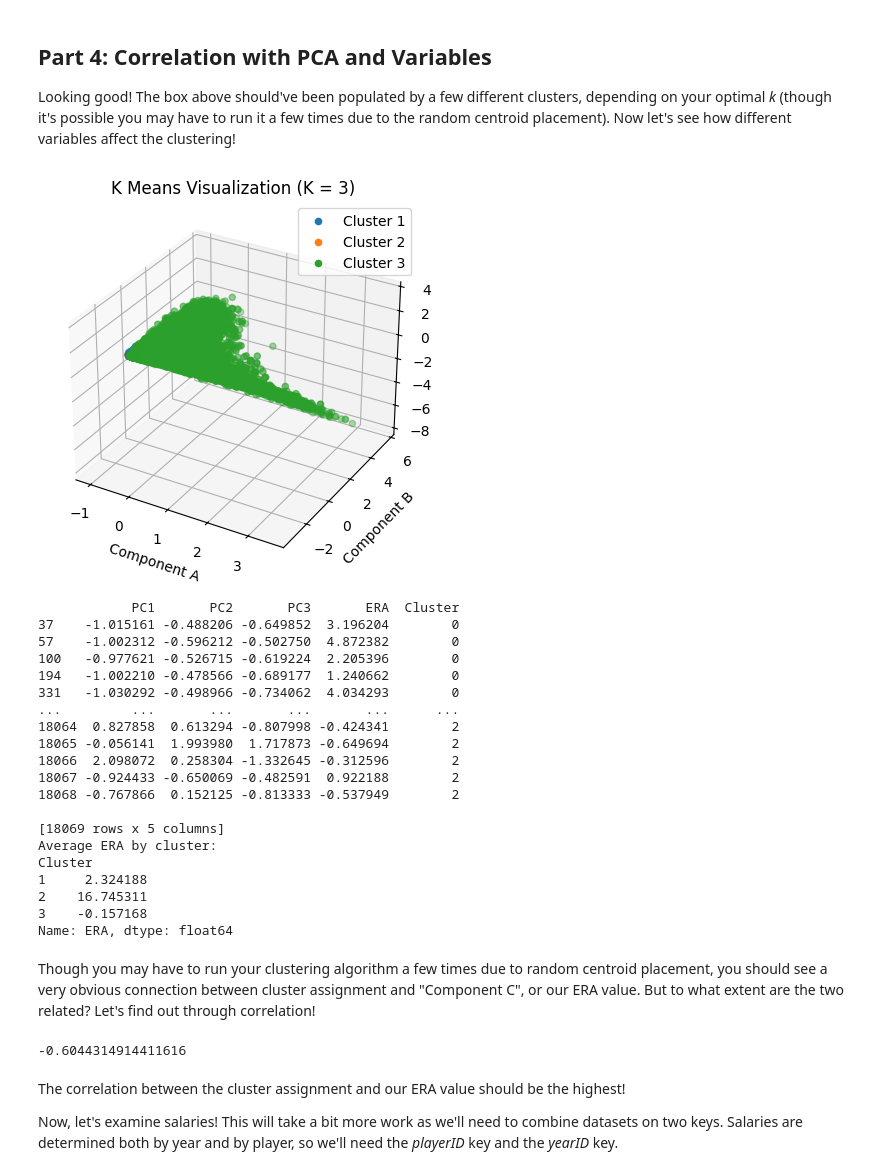
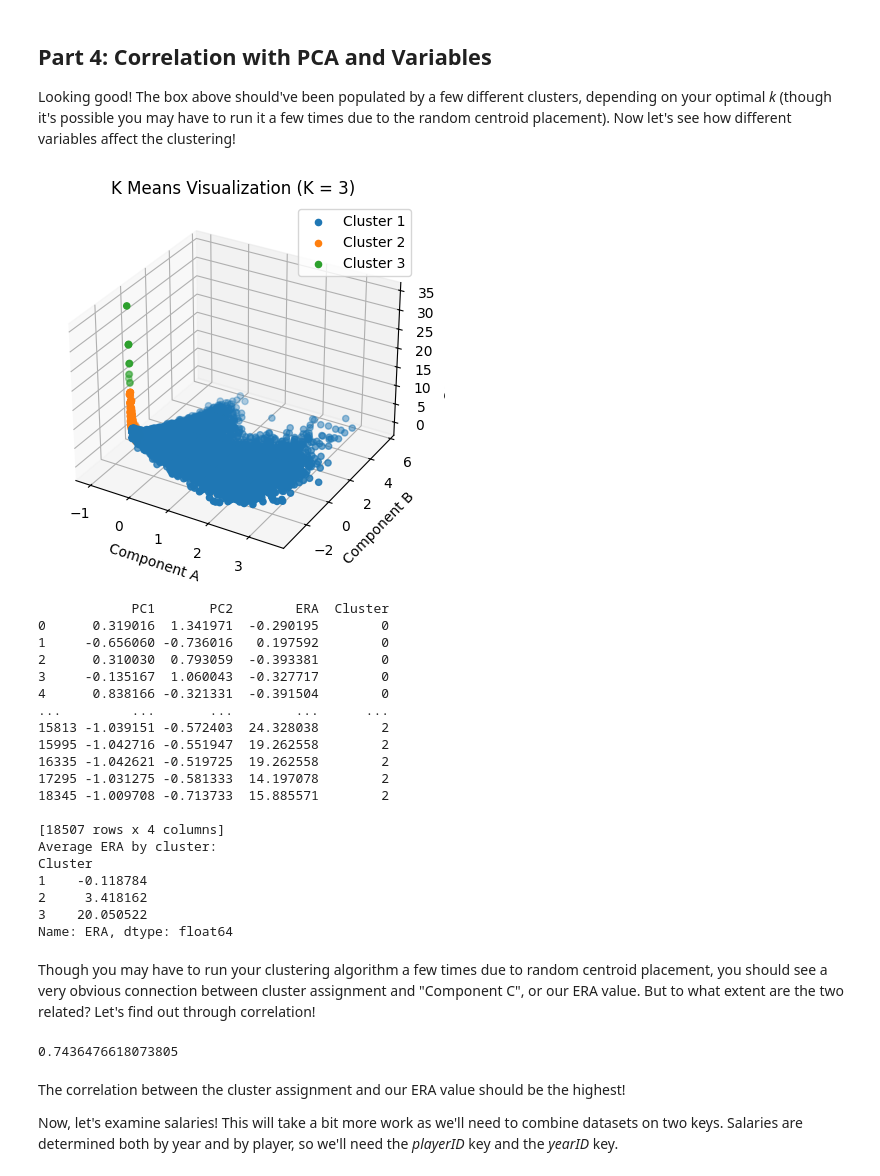
Before and after one commit to TheThingKnownAsKit/nerts, a Jupyter notebook: client/src/assets/cards/hearts/HW 3 - PCA & K-Means/HW3.ipynb, the cells around one changed output. Drawn from its saved outputs; the diff is of its cells as text; code cells hidden in the pictures.

```diff
--- a/client/src/assets/cards/hearts/HW 3 - PCA & K-Means/HW3.ipynb
+++ b/client/src/assets/cards/hearts/HW 3 - PCA & K-Means/HW3.ipynb
@@ -11,7 +11,7 @@ import random
 df = pd.read_csv('pitching.csv')
 
 # TODO: drop any year before 1985
-df = df[df["yearID"] > 1985]
+df = df[df["yearID"] >= 1985]
 
 # TODO: drop the first five columns
 df = df.drop(columns=df.columns[:5])
@@ -289,23 +289,15 @@ def to_pca(dimensions: int, data: pd.DataFrame, new_vector):
     Returns:
         pd.DataFrame: a DataFrame containing the PCA components and the appended new vector, all standardized.
     """
-
-    #drop empty rows
-    data_cleaned = data.dropna()
-    #gets rows from data cleaned
-    new_vector_cleaned = new_vector[: data_cleaned.shape[0]]
-    #only get numeric data
-    data_numeric = data_cleaned.select_dtypes(include=['number'])
-
     # TODO: Run PCA on the data down to the specified "dimensions" variable using the decomposition.PCA().fit_transform() method
-    pca_transformed = decomposition.PCA(n_components=dimensions).fit_transform(data_numeric)
+    pca_transformed = decomposition.PCA(n_components=dimensions).fit_transform(data)
 
 
     # TODO: Append the new_vector column onto the new pca variable, giving it a total of dimensions + 1
     column_names = [f'PC{i+1}' for i in range(dimensions)]
     pca_df = pd.DataFrame(pca_transformed, columns=column_names)
 
-    pca_df['ERA'] = new_vector_cleaned
+    pca_df['ERA'] = new_vector
 
     # TODO: Standardize the dimensions of your new pca variable using the StandardScalar library,
     # then transform it back into a DataFrame
@@ -323,7 +315,7 @@ def to_pca(dimensions: int, data: pd.DataFrame, new_vector):
 
 # TODO: Using the above function, use PCA to reduce your dimensions down to 2, then append the ERA vector we
 # declared in the data preprocessing section!
-pca_data = to_pca(dimensions=3, data=df, new_vector=era_vector)
+pca_data = to_pca(dimensions=2, data=df, new_vector=era_vector)
 
 
 # TODO: Run your kmeans implementation on the new pca variable returned by to_pca(), and be
@@ -458,53 +450,53 @@ def kmeans(num_clusters: int, data: pd.DataFrame, num_iterations: int):
     '''
     #getting starting random centroids
     centroids = initalize_points(num_clusters, data)
 
     #assign initial clusters
     #find new centroid locations based on current assignments
     for i in range(num_iterations):
         data_with_clusters = assign_clusters(centroids, data)
         centroids = move_centroids(centroids, data_with_clusters)
 
     #groups data points into final clusters
     clusters = []
     for i in range(num_clusters):
         cluster_data = data_with_clusters[data_with_clusters["Cluster"] == i]
         clusters.append(cluster_data)
 
     return clusters
 
 clusters_list = kmeans(num_clusters=3, data=pca_data, num_iterations=10)
 visualize_clusters(clusters_list)
 
 #for testing and writeup
 data_with_clusters = pd.concat(clusters_list)
 
 mean_era_by_cluster = data_with_clusters.groupby('Cluster')['ERA'].mean()
 mean_era_by_cluster.index = mean_era_by_cluster.index + 1
 print(data_with_clusters)
 print("Average ERA by cluster:")
 print(mean_era_by_cluster)
 # %% [output]
-[figure, old version]
+[figure, new version]
-            PC1       PC2       PC3       ERA  Cluster
-37    -1.015161 -0.488206 -0.649852  3.196204        0
-57    -1.002312 -0.596212 -0.502750  4.872382        0
-100   -0.977621 -0.526715 -0.619224  2.205396        0
-194   -1.002210 -0.478566 -0.689177  1.240662        0
-331   -1.030292 -0.498966 -0.734062  4.034293        0
-...         ...       ...       ...       ...      ...
-18064  0.827858  0.613294 -0.807998 -0.424341        2
-18065 -0.056141  1.993980  1.717873 -0.649694        2
-18066  2.098072  0.258304 -1.332645 -0.312596        2
-18067 -0.924433 -0.650069 -0.482591  0.922188        2
-18068 -0.767866  0.152125 -0.813333 -0.537949        2
+            PC1       PC2        ERA  Cluster
+0      0.319016  1.341971  -0.290195        0
+1     -0.656060 -0.736016   0.197592        0
+2      0.310030  0.793059  -0.393381        0
+3     -0.135167  1.060043  -0.327717        0
+4      0.838166 -0.321331  -0.391504        0
+...         ...       ...        ...      ...
+15813 -1.039151 -0.572403  24.328038        2
+15995 -1.042716 -0.551947  19.262558        2
+16335 -1.042621 -0.519725  19.262558        2
+17295 -1.031275 -0.581333  14.197078        2
+18345 -1.009708 -0.713733  15.885571        2
 
-[18069 rows x 5 columns]
+[18507 rows x 4 columns]
 Average ERA by cluster:
 Cluster
-1     2.324188
-2    16.745311
-3    -0.157168
+1    -0.118784
+2     3.418162
+3    20.050522
 Name: ERA, dtype: float64
 # %% [markdown]
 Though you may have to run your clustering algorithm a few times due to random centroid placement, you should see a very obvious connection between cluster assignment and "Component C", or our ERA value. But to what extent are the two related? Let's find out through correlation!
@@ -528,7 +520,7 @@ def merge_clusters(clusters: list[pd.DataFrame]):
 correlation = data_with_clusters['ERA'].corr(data_with_clusters['Cluster'])
 print(correlation)
 # %% [output]
--0.6044314914411616
+0.7436476618073805
 # %% [markdown]
 The correlation between the cluster assignment and our ERA value should be the highest!
 
```
Also changed, not shown: parts of 4 cells of this notebook.
